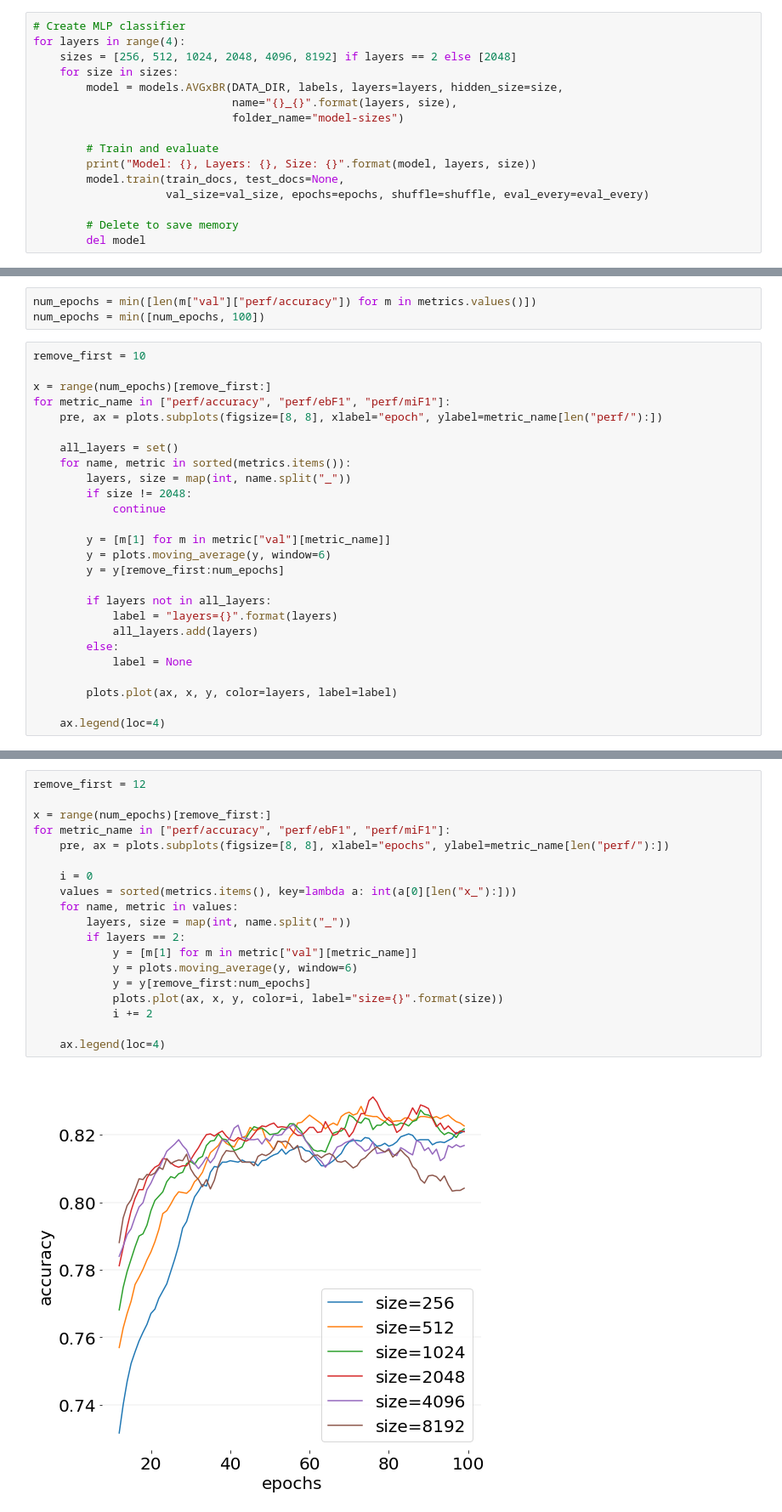
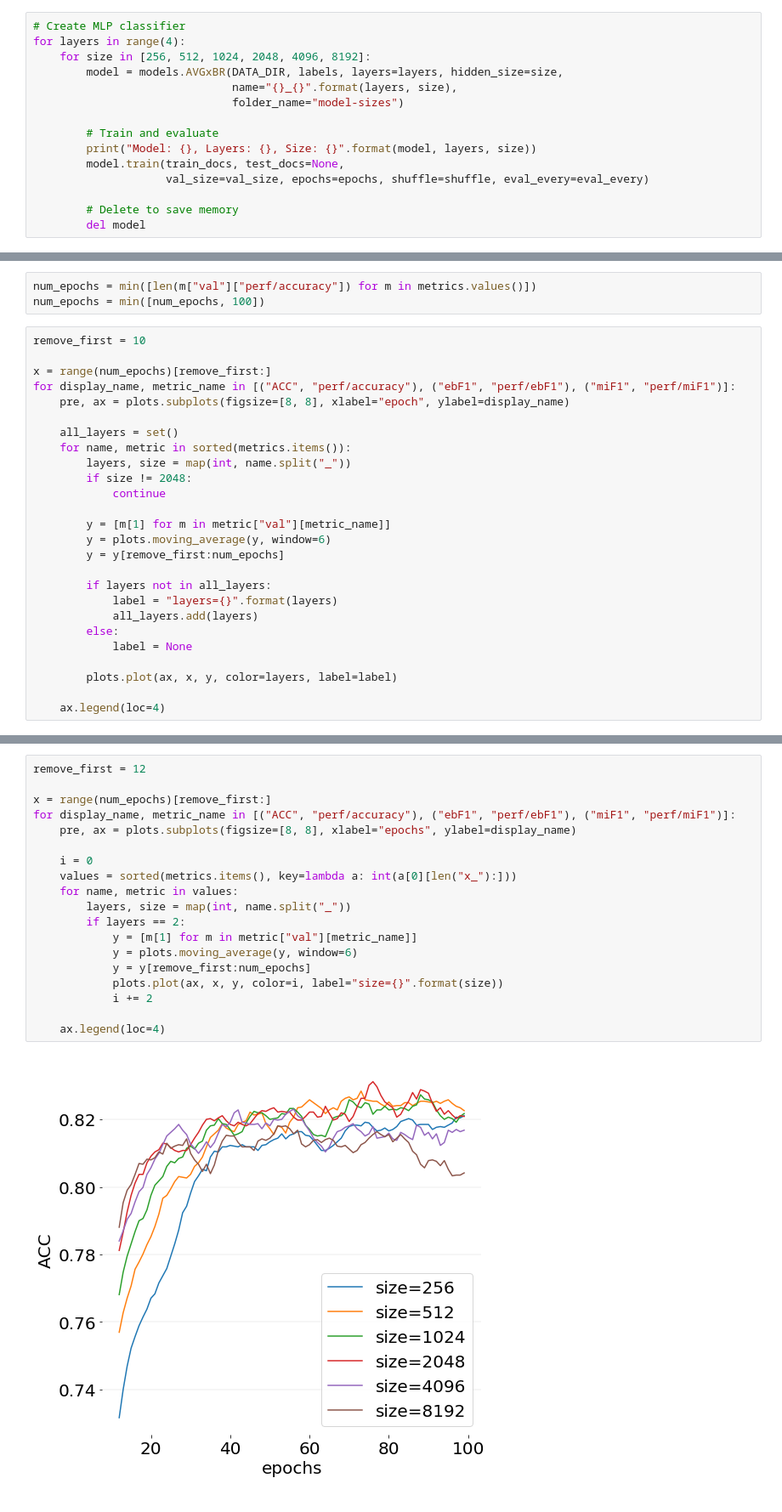
Before and after one commit to jpbottaro/anna, a Jupyter notebook: notebook/text/experiments/network-size.ipynb, the cells around one changed output, grey strips where cells are left out. Shown: that part at 85% size. Cells and saved outputs as stored; diff of their text form.

```diff
--- a/notebook/text/experiments/network-size.ipynb
+++ b/notebook/text/experiments/network-size.ipynb
@@ -32,8 +32,7 @@ eval_every = 100
 # %%
 # Create MLP classifier
 for layers in range(4):
-    sizes = [256, 512, 1024, 2048, 4096, 8192] if layers == 2 else [2048]
-    for size in sizes:
+    for size in [256, 512, 1024, 2048, 4096, 8192]:
         model = models.AVGxBR(DATA_DIR, labels, layers=layers, hidden_size=size,
                               name="{}_{}".format(layers, size),
                               folder_name="model-sizes")
@@ -64,8 +63,8 @@ num_epochs = min([num_epochs, 100])
 remove_first = 10
 
 x = range(num_epochs)[remove_first:]
-for metric_name in ["perf/accuracy", "perf/ebF1", "perf/miF1"]:
-    pre, ax = plots.subplots(figsize=[8, 8], xlabel="epoch", ylabel=metric_name[len("perf/"):])
+for display_name, metric_name in [("ACC", "perf/accuracy"), ("ebF1", "perf/ebF1"), ("miF1", "perf/miF1")]:
+    pre, ax = plots.subplots(figsize=[8, 8], xlabel="epoch", ylabel=display_name)
 
     all_layers = set()
     for name, metric in sorted(metrics.items()):
@@ -93,23 +92,23 @@ for metric_name in ["perf/accuracy", "perf/ebF1", "perf/miF1"]:
 # %%
 remove_first = 12
 
 x = range(num_epochs)[remove_first:]
-for metric_name in ["perf/accuracy", "perf/ebF1", "perf/miF1"]:
-    pre, ax = plots.subplots(figsize=[8, 8], xlabel="epochs", ylabel=metric_name[len("perf/"):])
+for display_name, metric_name in [("ACC", "perf/accuracy"), ("ebF1", "perf/ebF1"), ("miF1", "perf/miF1")]:
+    pre, ax = plots.subplots(figsize=[8, 8], xlabel="epochs", ylabel=display_name)
 
     i = 0
     values = sorted(metrics.items(), key=lambda a: int(a[0][len("x_"):]))
     for name, metric in values:
         layers, size = map(int, name.split("_"))
         if layers == 2:
             y = [m[1] for m in metric["val"][metric_name]]
             y = plots.moving_average(y, window=6)
             y = y[remove_first:num_epochs]
             plots.plot(ax, x, y, color=i, label="size={}".format(size))
             i += 2
 
     ax.legend(loc=4)
 # %% [output]
-[figure, old version]
+[figure, new version]
 [figure]
 [figure]
```
Also changed, not shown: parts of 3 cells of this notebook.
